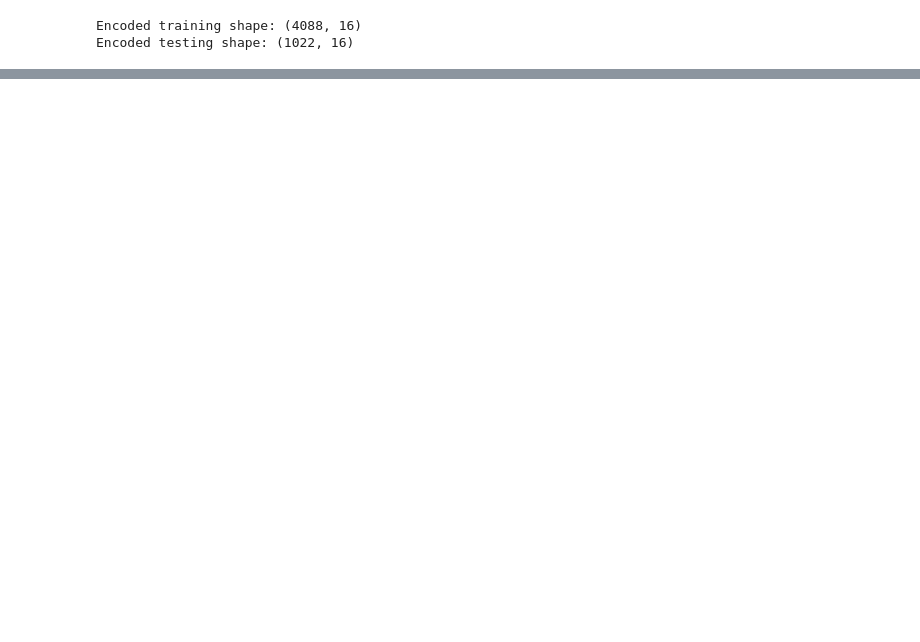
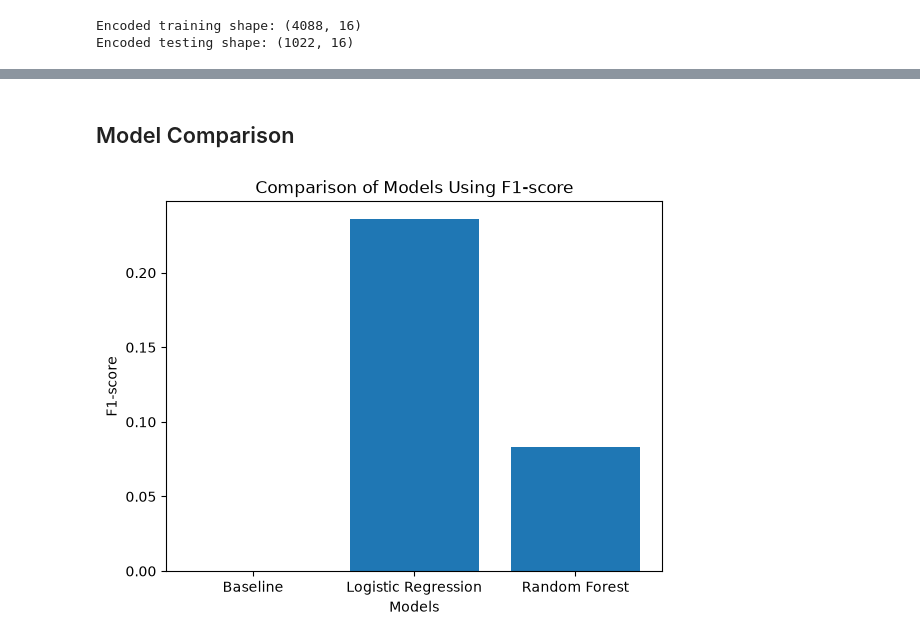
Before and after one commit to assma122/Binx-ai-ml-training, a Jupyter notebook: Week3/day5/MiniProject.ipynb, the cells around one changed output, grey strips where cells are left out. Saved outputs shown, nothing was run; the diff lists cells and outputs as text; code cells hidden in the pictures; blank space fills up the shorter version.

```diff
--- a/Week3/day5/MiniProject.ipynb
+++ b/Week3/day5/MiniProject.ipynb
@@ -333,4 +261,4 @@ The scaler is fitted only on the training data to avoid data leakage.
 # %%
 scaler = StandardScaler()
-x_train_scaled = scaler.fit_transform(x_train)
-x_test_scaled = scaler.transform(x_test)
+x_trian_scaled = scaler.fit_transform(x_train_encoded)
+xTest = scaler.transform(x_test_encoded)
@@ -338,0 +374,30 @@ The scaler was fitted only on the training set and then applied to the testing s
+# %%
+results = []
+
+results.append(
+    evaluate_model(
+        "Baseline",
+        y_test,
+        b_pred
+    )
+)
+
+results.append(
+    evaluate_model(
+        "Logistic Regression",
+        y_test,
+        logistic_pred
+    )
+)
+
+results.append(
+    evaluate_model(
+        "Random Forest",
+        y_test,
+        random_forest_pred
+    )
+)
+
+comparison_table = pd.DataFrame(results)
+
+comparison_table
@@ -338,0 +415,14 @@ The scaler was fitted only on the training set and then applied to the testing s
+# %% [markdown]
+## Model Comparison
+# %%
+plt.bar(
+    comparison_table["Model"],
+    comparison_table["F1-score"]
+)
+plt.xlabel("Models")
+plt.ylabel("F1-score")
+plt.title("Comparison of Models Using F1-score")
+
+plt.show()
+# %% [output]
+[figure, added]
```
Also changed, not shown: parts of 44 cells of this notebook.
